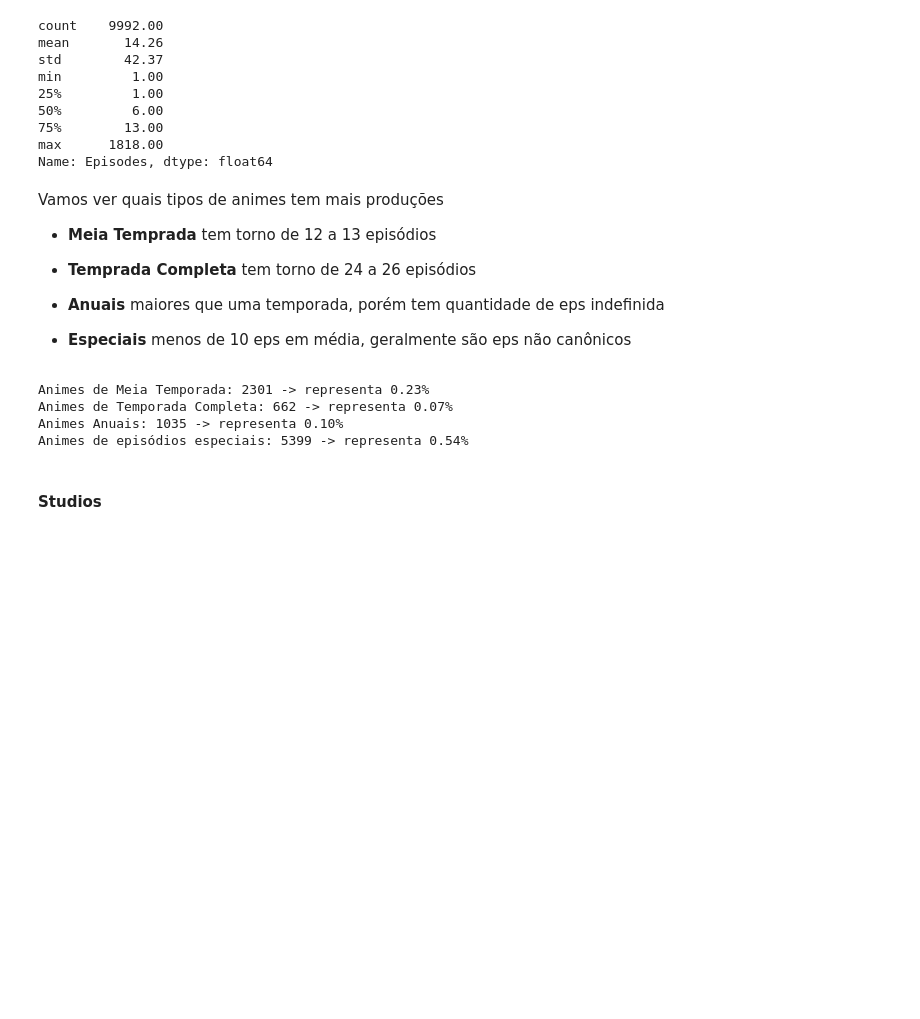
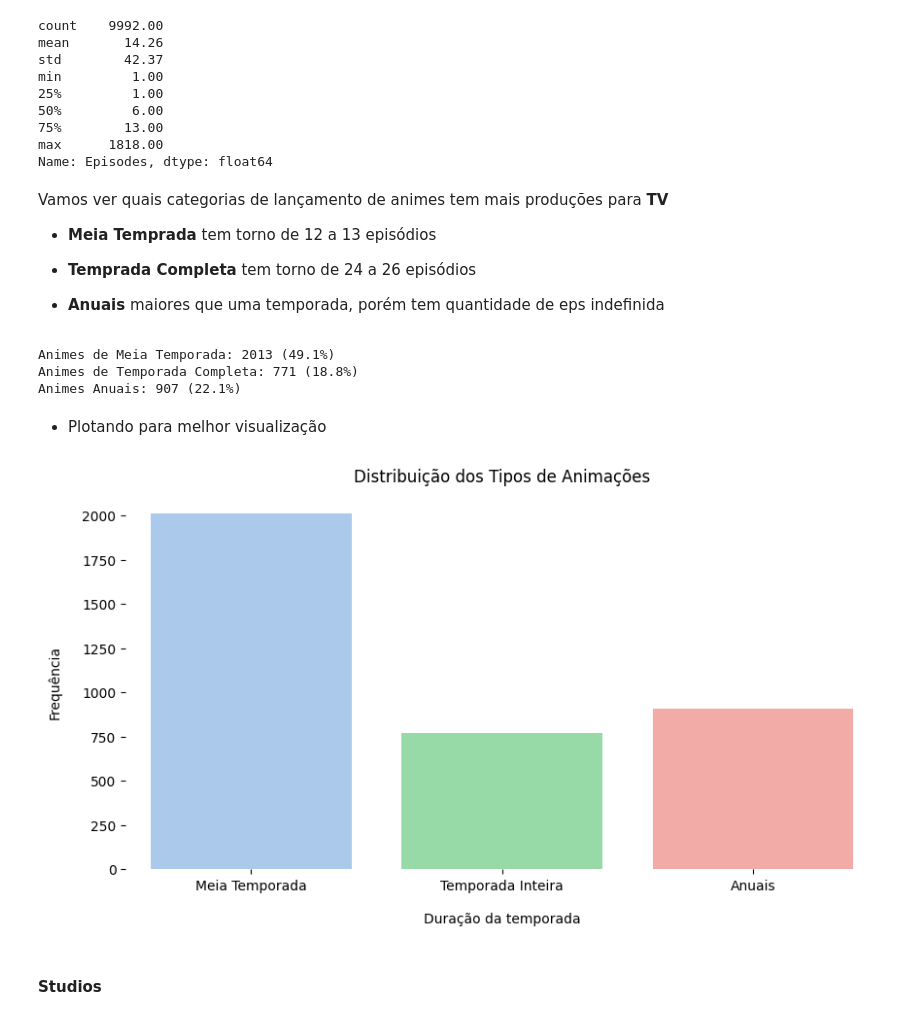
Before and after one commit to guievbs/anime-insights, a Jupyter notebook: notebooks/analise.ipynb, the cells around one changed output. Saved outputs shown, nothing was run; the diff lists cells and outputs as text; code cells hidden in the pictures; blank space fills up the shorter version.

Commit message:
Adiciona novas analises para o notebook

```diff
--- a/notebooks/analise.ipynb
+++ b/notebooks/analise.ipynb
@@ -458,31 +458,52 @@ min         1.00
 max      1818.00
 Name: Episodes, dtype: float64
 # %% [markdown]
-Vamos ver quais tipos de animes tem mais produções
+Vamos ver quais categorias de lançamento de animes tem mais produções para **TV**
 
  - **Meia Temprada** tem torno de 12 a 13 episódios
 
  - **Temprada Completa** tem torno de 24 a 26 episódios
 
  - **Anuais** maiores que uma temporada, porém tem quantidade de eps indefinida
-
- - **Especiais** menos de 10 eps em média, geralmente são eps não canônicos
-# %%
-total = 9992
-meia_temporada = df[(df['Episodes'] == 12) | (df['Episodes'] == 13)]
-temporada_completa = df[(df['Episodes'] == 24) | (df['Episodes'] == 26)]
-anuais = df[df['Episodes'] > 26]
-especiais = df[df['Episodes'] <= 10]
-
-print(f"Animes de Meia Temporada: {len(meia_temporada)} -> representa {(len(meia_temporada) / total):.2f}%")
-print(f"Animes de Temporada Completa: {len(temporada_completa)} -> representa {(len(temporada_completa) / total):.2f}%")
-print(f"Animes Anuais: {len(anuais)} -> representa {(len(anuais) / total):.2f}%")
-print(f"Animes de episódios especiais: {len(especiais)} -> representa {(len(especiais) / total):.2f}%")
-# %% [output]
-Animes de Meia Temporada: 2301 -> representa 0.23%
-Animes de Temporada Completa: 662 -> representa 0.07%
-Animes Anuais: 1035 -> representa 0.10%
-Animes de episódios especiais: 5399 -> representa 0.54%
+# %%
+total = 4099 # total de produções para tv
+meia_temporada = df[(df['Episodes'] >= 12) & (df['Episodes'] <= 13) & (df['Type'] == 'TV')]['anime_id'].count()
+temporada_completa = df[(df['Episodes'] >= 24) & (df['Episodes'] <= 26) & (df['Type'] == 'TV')]['anime_id'].count()
+anuais = df[(df['Episodes'] > 26) & (df['Type'] == 'TV')]['anime_id'].count()
+# %%
+# Calculando as porcentagens
+porcentagem_meia = (meia_temporada / total) * 100
+porcentagem_completa = (temporada_completa / total) * 100
+porcentagem_anuais = (anuais / total) * 100
+
+# Formatando e imprimindo os resultados
+print(f"Animes de Meia Temporada: {meia_temporada} ({porcentagem_meia.round(1)}%)")
+print(f"Animes de Temporada Completa: {temporada_completa} ({porcentagem_completa.round(1)}%)")
+print(f"Animes Anuais: {anuais} ({porcentagem_anuais.round(1)}%)")
+# %% [output]
+Animes de Meia Temporada: 2013 (49.1%)
+Animes de Temporada Completa: 771 (18.8%)
+Animes Anuais: 907 (22.1%)
+# %% [markdown]
+- Plotando para melhor visualização
+# %%
+tipo_tv = ['Meia Temporada', 'Temporada Inteira', 'Anuais']
+len_tv = [meia_temporada, temporada_completa, anuais]
+
+f, ax = plt.subplots(figsize=(10, 5))
+
+sns.barplot(x=tipo_tv, y=len_tv, palette="pastel6", ax=ax)
+sns.despine(left=True, bottom=True)
+
+ax.set_title('Distribuição dos Tipos de Animações', pad=10)
+
+# Rótulos aos eixos
+ax.set_ylabel("Frequência", labelpad=15)
+ax.set_xlabel("Duração da temporada", labelpad=15)
+
+plt.show()
+# %% [output]
+[figure, added]
 # %% [markdown]
 #### Studios
 # %% [markdown]
```
Also changed, not shown: parts of 15 cells of this notebook.
